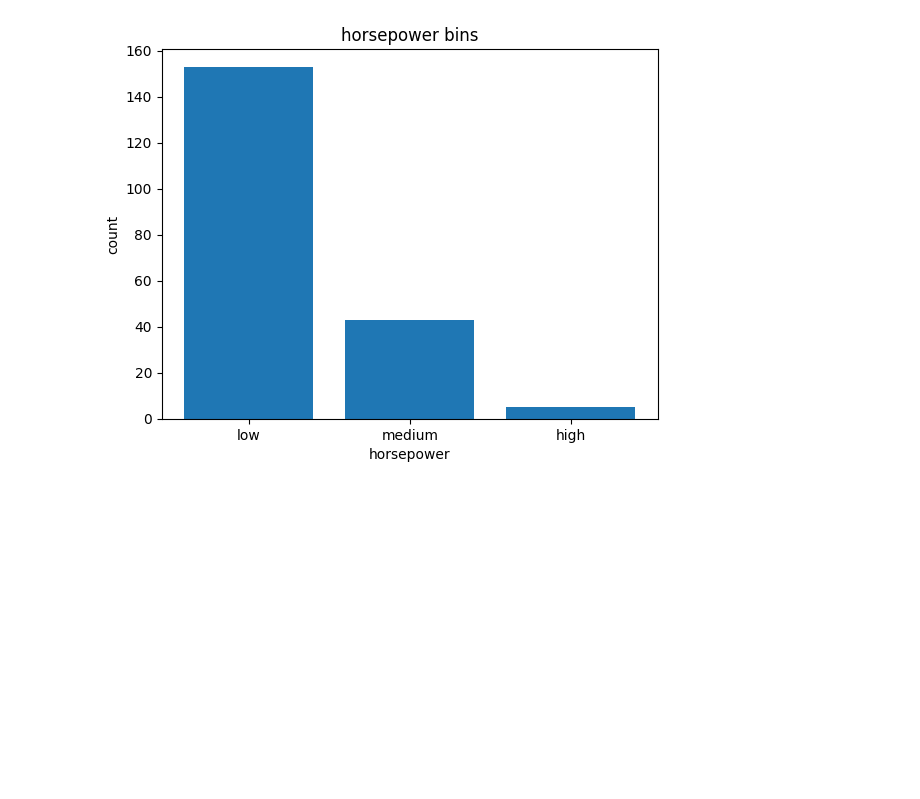
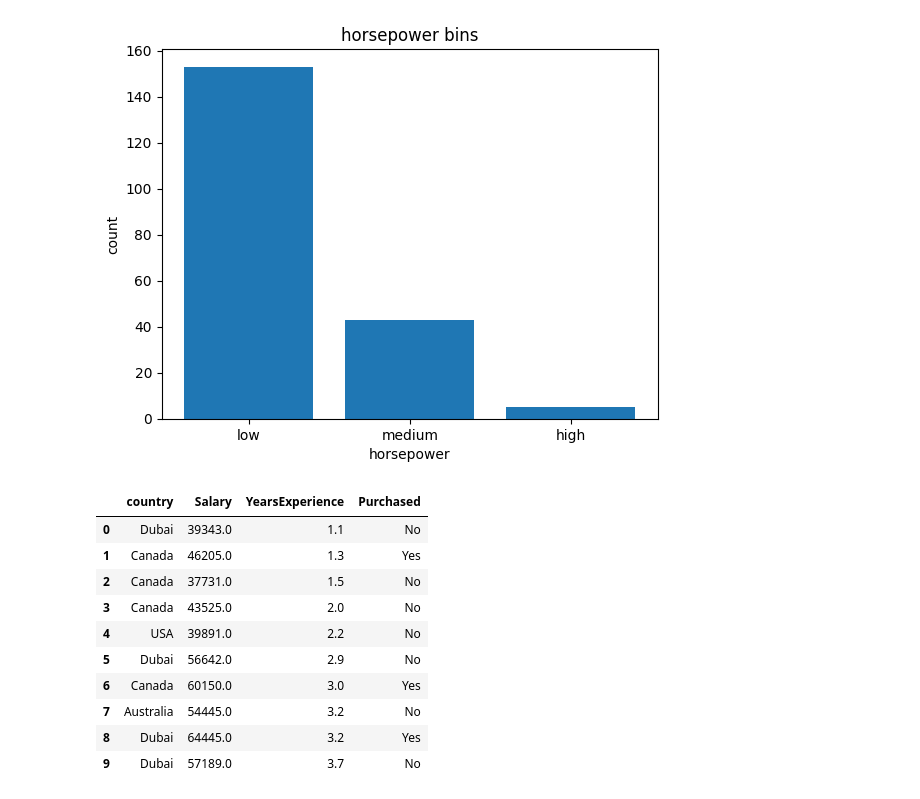
Before and after one commit to aparna-2001/machine_learning_using_python, a Jupyter notebook: Preprocessing_data_scikit.ipynb, the cells around one changed output. Cells and saved outputs as stored; diff of their text form; code cells hidden in the pictures; blank space fills up the shorter version.

```diff
--- a/Preprocessing_data_scikit.ipynb
+++ b/Preprocessing_data_scikit.ipynb
@@ -242,3 +242,21 @@ plt.title('horsepower bins')
 plt.show()
 # %% [output]
 [figure]
+# %%
+data = 'Salary_Dataset.csv'
+
+data_salary = pd.read_csv(data)
+
+data_salary.head(10)
+# %% [output]
+|  | country | Salary | YearsExperience | Purchased |
+| 0 | Dubai | 39343.0 | 1.1 | No |
+| 1 | Canada | 46205.0 | 1.3 | Yes |
+| 2 | Canada | 37731.0 | 1.5 | No |
+| 3 | Canada | 43525.0 | 2.0 | No |
+| 4 | USA | 39891.0 | 2.2 | No |
+| 5 | Dubai | 56642.0 | 2.9 | No |
+| 6 | Canada | 60150.0 | 3.0 | Yes |
+| 7 | Australia | 54445.0 | 3.2 | No |
+| 8 | Dubai | 64445.0 | 3.2 | Yes |
+| 9 | Dubai | 57189.0 | 3.7 | No |
```
Also changed, not shown: parts of 1 cell of this notebook.
